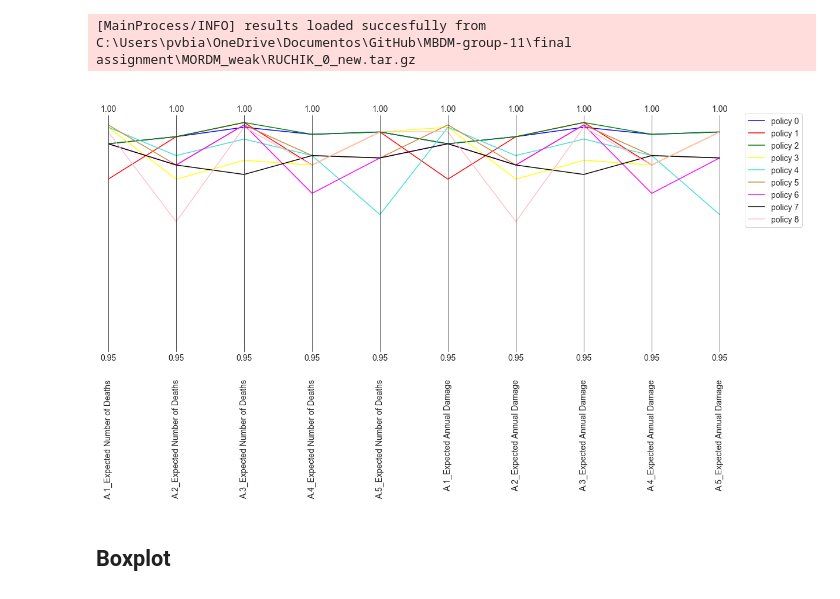
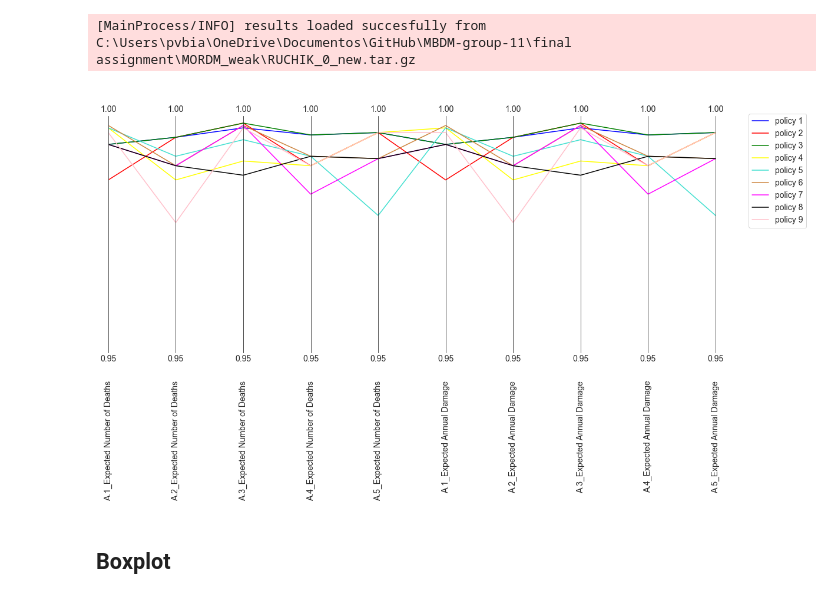
Before and after one commit to pdebiase/MBDM-group-11, a Jupyter notebook: final assignment/MORDM_weak/MORO_postanalysis.ipynb, the cells around one changed output. Cells and saved outputs as stored; diff of their text form; code cells hidden in the pictures.

```diff
--- a/final assignment/MORDM_weak/MORO_postanalysis.ipynb
+++ b/final assignment/MORDM_weak/MORO_postanalysis.ipynb
@@ -86,35 +86,35 @@ results_df['A.5_Expected Number of Deaths'] = 0.5*(results_df['A.5_Expected Numb
 n_scenarios = 2000
 robustness_dict = {}
 results_df['name'] = experiment['policy']                 #A column to see which row corresponds to which policy in results
 objectives = ['A.1_Expected Number of Deaths','A.2_Expected Number of Deaths',     #Objectives for which we want parallel coordinate plot
              'A.3_Expected Number of Deaths','A.4_Expected Number of Deaths',
              'A.5_Expected Number of Deaths','A.1_Expected Annual Damage',
              'A.2_Expected Annual Damage','A.3_Expected Annual Damage',
              'A.4_Expected Annual Damage','A.5_Expected Annual Damage']
 
 for obj in objectives:
     robustness = []                                      #This list will contain robustness metric of specific objective for each policy
     for i in range(0, len(results_df['name'].unique())):                #looping through each policy
         df_pol = results_df[results_df['name']==results_df['name'].unique()[i]]
         if ('Deaths' in obj):                                            #if objective is related to death
             robustness_policy_outcome = len(df_pol[df_pol[obj]< 0.000002])/len(df_pol)     #find fraction which is below a threshold specified
             robustness.append(robustness_policy_outcome)                 #append it to list
         else:                                                            #if objective is related to damage
             robustness_policy_outcome = len(df_pol[df_pol[obj]<20000])/len(df_pol)    #find fraction which is below a specified threshold
             robustness.append(robustness_policy_outcome)
     robustness_dict[obj] = robustness                                   #The element of dictionary is list with objective as key
 robust_df = pd.DataFrame(data=robustness_dict)                          #convert it to dataframe
 limits = pd.DataFrame([[0.95,0.95,0.95,0.95,0.95,0.95,0.95,0.95,0.95,0.95],[1,1,1,1,1,1,1,1,1,1]], columns=objectives)  #set limits
 axes = parcoords.ParallelAxes(limits)
 colors = ['blue','red','green','yellow','turquoise','peru','magenta','black','pink']                                #change colors depending on number of policies you have
 for i in range(0,len(robust_df)):
     outcomes = robust_df.iloc[i]
-    axes.plot(outcomes.to_frame().T,label='policy {}'.format(i),color = colors[i])
+    axes.plot(outcomes.to_frame().T,label='policy {}'.format(i+1),color = colors[i])
 axes.fig.set_size_inches(15,10)
 axes.legend()
 plt.show()
 # %% [output]
-[figure, old version]
+[figure, new version]
 # %% [markdown]
 ## Boxplot
 # %%
```
Also changed, not shown: parts of 4 cells of this notebook, 1 other file.
